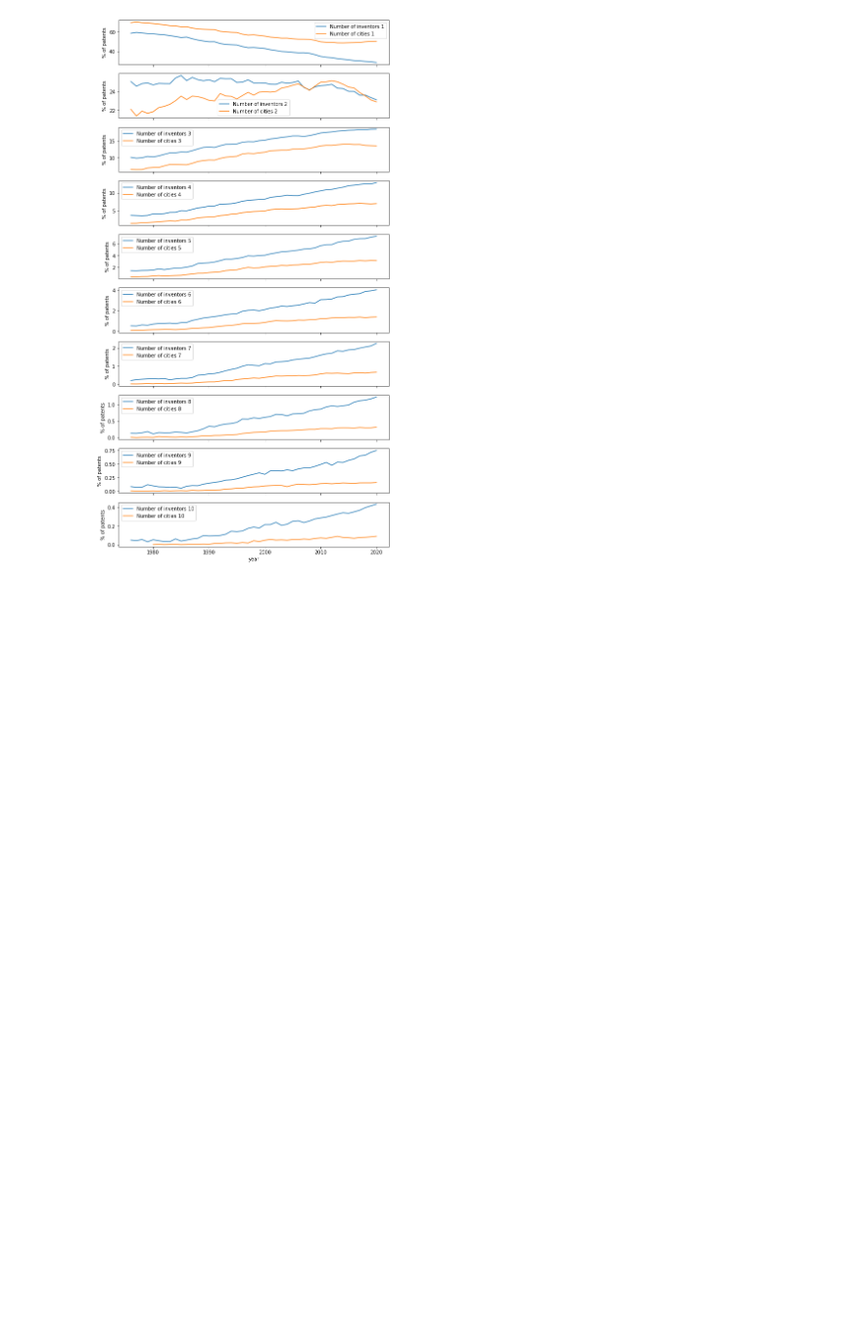
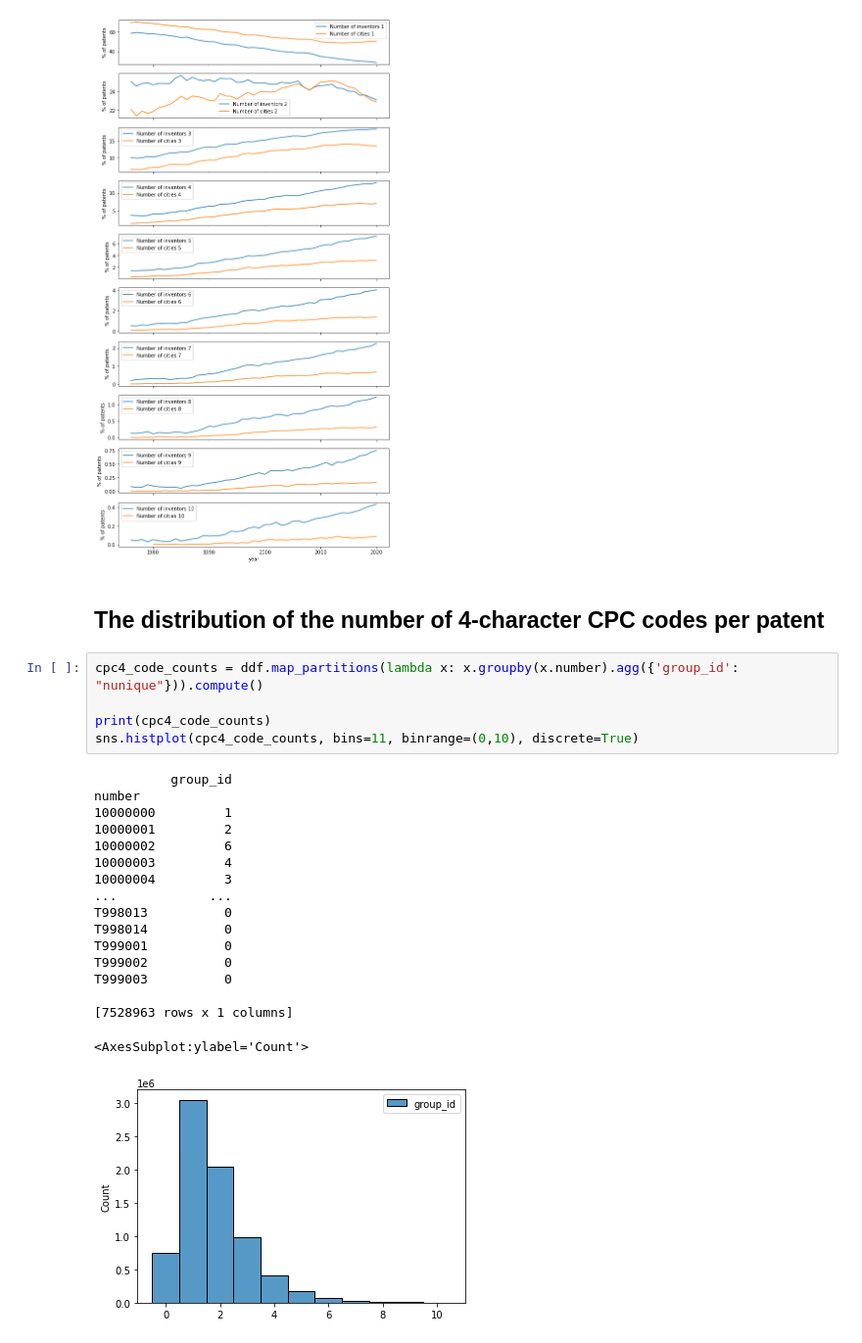
Before and after one commit to boreshkinai/patent-analysis, a Jupyter notebook: PatentsSandbox.ipynb, the cells around one changed output. Shown at 98% size. Drawn from its saved outputs; the diff is of its cells as text; blank space fills up the shorter version.

```diff
--- a/PatentsSandbox.ipynb
+++ b/PatentsSandbox.ipynb
@@ -302,3 +275,28 @@ for i, count in enumerate(range(1, 11)):
     axes[i].set_xlabel("year")
 # %% [output]
 [figure]
+# %% [markdown]
+## The distribution of the number of 4-character CPC codes per patent
+# %%
+cpc4_code_counts = ddf.map_partitions(lambda x: x.groupby(x.number).agg({'group_id': "nunique"})).compute()
+
+print(cpc4_code_counts)
+sns.histplot(cpc4_code_counts, bins=11, binrange=(0,10), discrete=True)
+# %% [output]
+          group_id
+number
+10000000         1
+10000001         2
+10000002         6
+10000003         4
+10000004         3
+...            ...
+T998013          0
+T998014          0
+T999001          0
+T999002          0
+T999003          0
+
+[7528963 rows x 1 columns]
+<AxesSubplot:ylabel='Count'>
+[figure, added]
```
Also changed, not shown: parts of 19 cells of this notebook.
